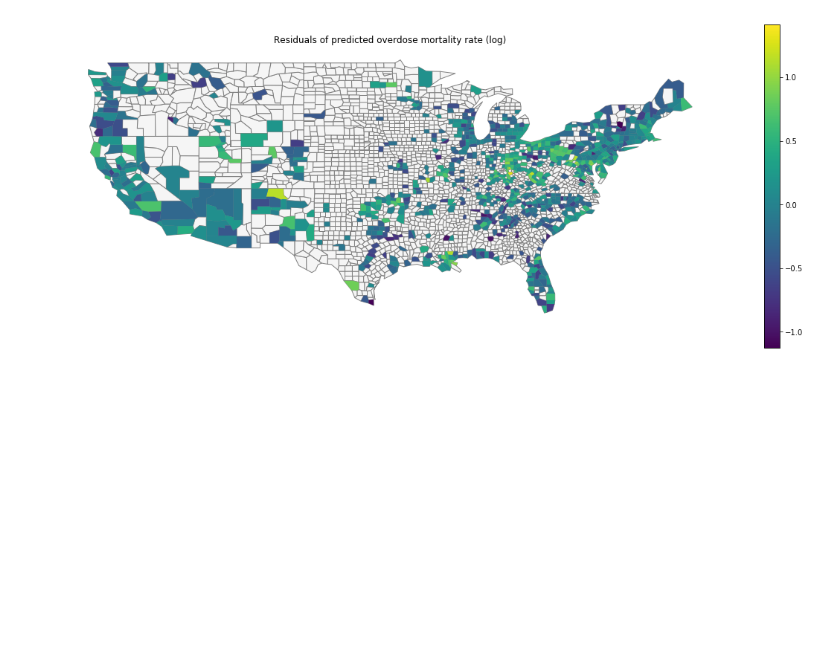
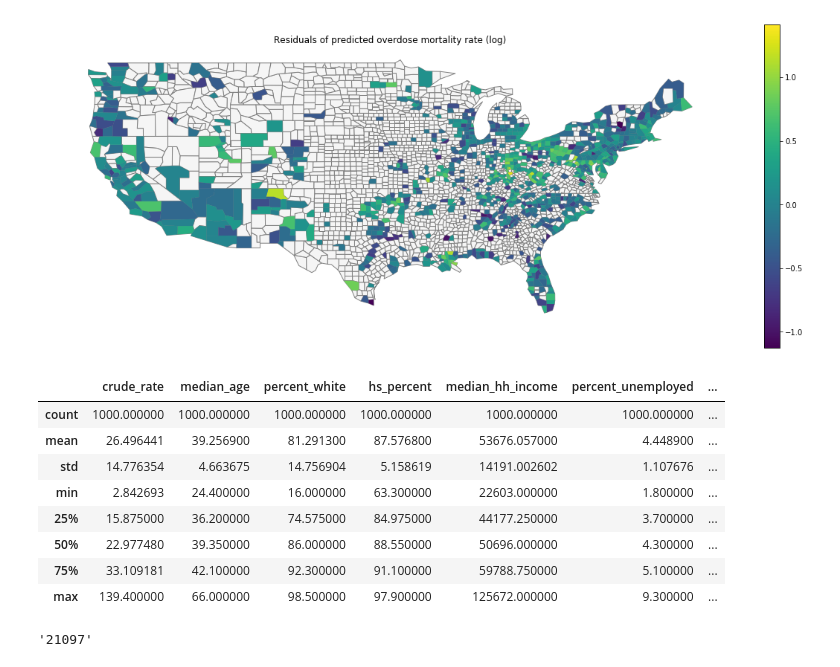
Before and after one commit to jl56923/project_2, a Jupyter notebook: visualization.ipynb, the cells around one changed output. Cells and saved outputs as stored; diff of their text form; code cells hidden in the pictures; blank space fills up the shorter version.

```diff
--- a/visualization.ipynb
+++ b/visualization.ipynb
@@ -487,3 +494,22 @@ plt.rcParams['figure.figsize'] = [20, 20]
 
 base = counties.plot(color='whitesmoke', edgecolor='gray')
 target_choropleth.plot(ax=base, column='crude_rate', cmap='OrRd')
+# %%
+with open('master_df.pkl', 'rb') as picklefile:
+    master_df = pickle.load(picklefile)
+# %%
+master_df.describe()
+# %% [output]
+|  | crude_rate | median_age | percent_white | hs_percent | median_hh_income | percent_unemployed | ... |
+| count | 1000.000000 | 1000.000000 | 1000.000000 | 1000.000000 | 1000.000000 | 1000.000000 | ... |
+| mean | 26.496441 | 39.256900 | 81.291300 | 87.576800 | 53676.057000 | 4.448900 | ... |
+| std | 14.776354 | 4.663675 | 14.756904 | 5.158619 | 14191.002602 | 1.107676 | ... |
+| min | 2.842693 | 24.400000 | 16.000000 | 63.300000 | 22603.000000 | 1.800000 | ... |
+| 25% | 15.875000 | 36.200000 | 74.575000 | 84.975000 | 44177.250000 | 3.700000 | ... |
+| 50% | 22.977480 | 39.350000 | 86.000000 | 88.550000 | 50696.000000 | 4.300000 | ... |
+| 75% | 33.109181 | 42.100000 | 92.300000 | 91.100000 | 59788.750000 | 5.100000 | ... |
+| max | 139.400000 | 66.000000 | 98.500000 | 97.900000 | 125672.000000 | 9.300000 | ... |
+# %%
+master_df['crude_rate'].idxmax()
+# %% [output]
+'21097'
```
Also changed, not shown: parts of 3 cells of this notebook, 2 other files.
